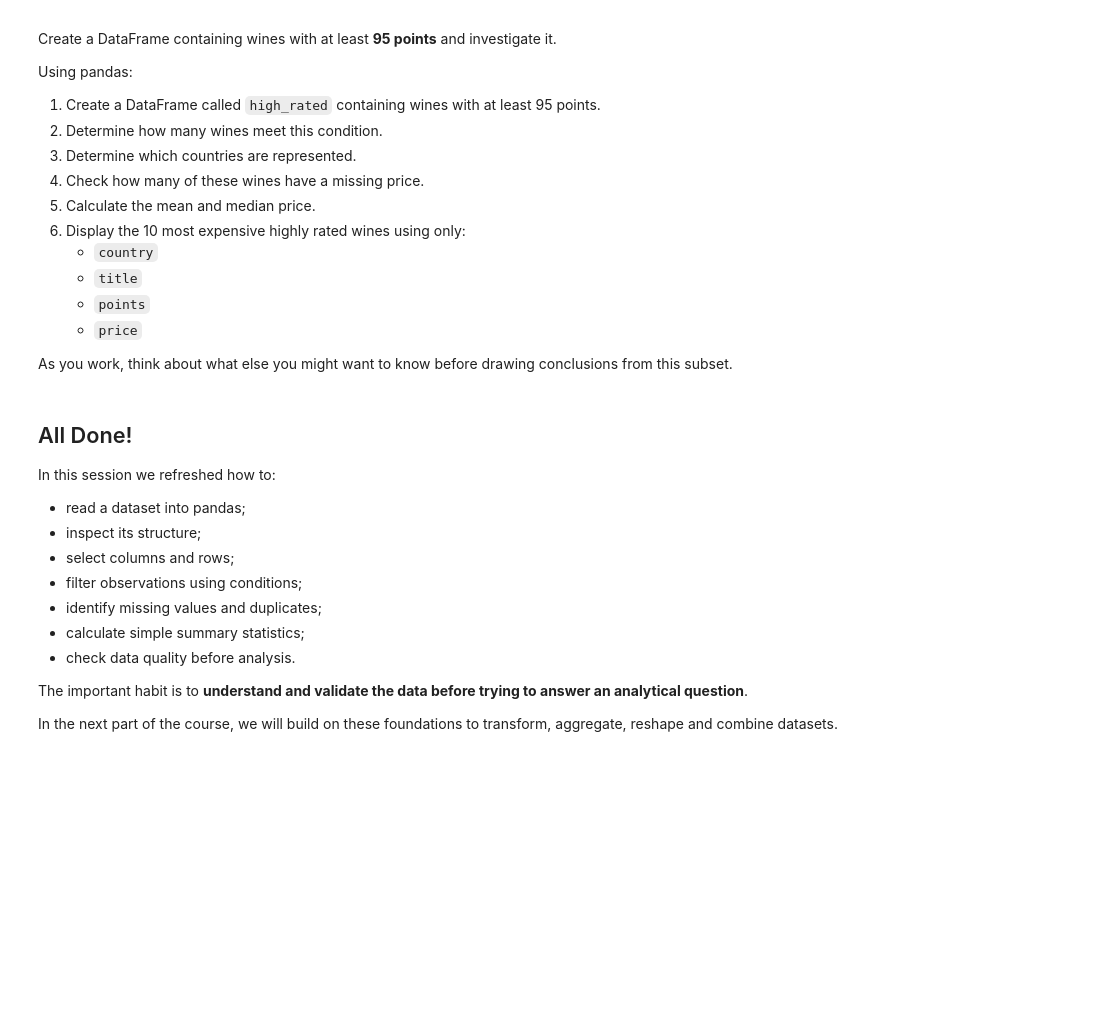
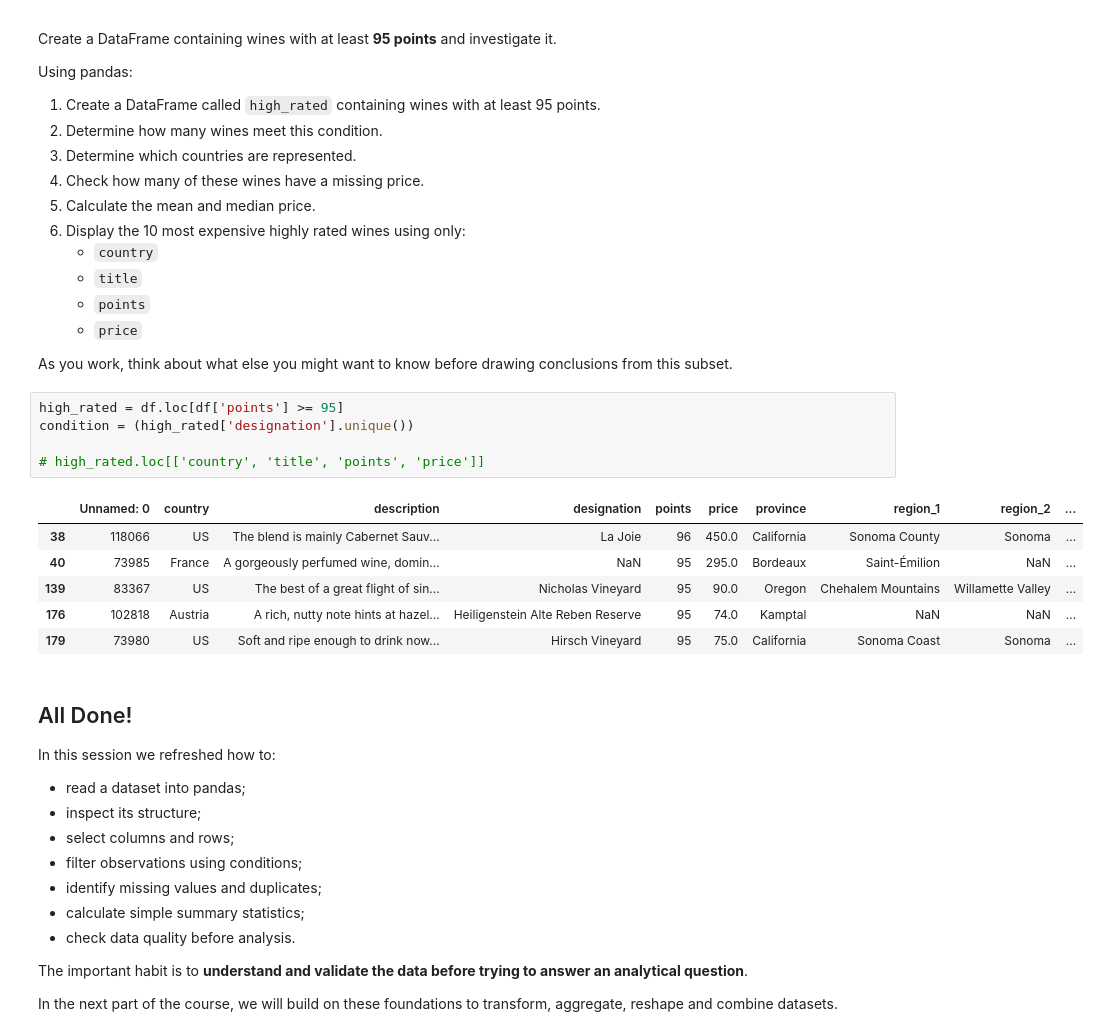
Before and after one commit to Brennan-Chan/Analytics-Through-Coding-AUT_26, a Jupyter notebook: Session_1/Pandas_AUT26.ipynb, the cells around one changed output. Cells and saved outputs as stored; diff of their text form; blank space fills up the shorter version.

```diff
--- a/Session_1/Pandas_AUT26.ipynb
+++ b/Session_1/Pandas_AUT26.ipynb
@@ -597,6 +597,18 @@ Using pandas:
    * `price`
 
 As you work, think about what else you might want to know before drawing conclusions from this subset.
+# %%
+high_rated = df.loc[df['points'] >= 95]
+condition = (high_rated['designation'].unique())
+
+# high_rated.loc[['country', 'title', 'points', 'price']]
+# %% [output]
+|  | Unnamed: 0 | country | description | designation | points | price | province | region_1 | region_2 | ... |
+| 38 | 118066 | US | The blend is mainly Cabernet Sauv... | La Joie | 96 | 450.0 | California | Sonoma County | Sonoma | ... |
+| 40 | 73985 | France | A gorgeously perfumed wine, domin... | NaN | 95 | 295.0 | Bordeaux | Saint-Émilion | NaN | ... |
+| 139 | 83367 | US | The best of a great flight of sin... | Nicholas Vineyard | 95 | 90.0 | Oregon | Chehalem Mountains | Willamette Valley | ... |
+| 176 | 102818 | Austria | A rich, nutty note hints at hazel... | Heiligenstein Alte Reben Reserve | 95 | 74.0 | Kamptal | NaN | NaN | ... |
+| 179 | 73980 | US | Soft and ripe enough to drink now... | Hirsch Vineyard | 95 | 75.0 | California | Sonoma Coast | Sonoma | ... |
 # %% [markdown]
 ## All Done!
 
```
